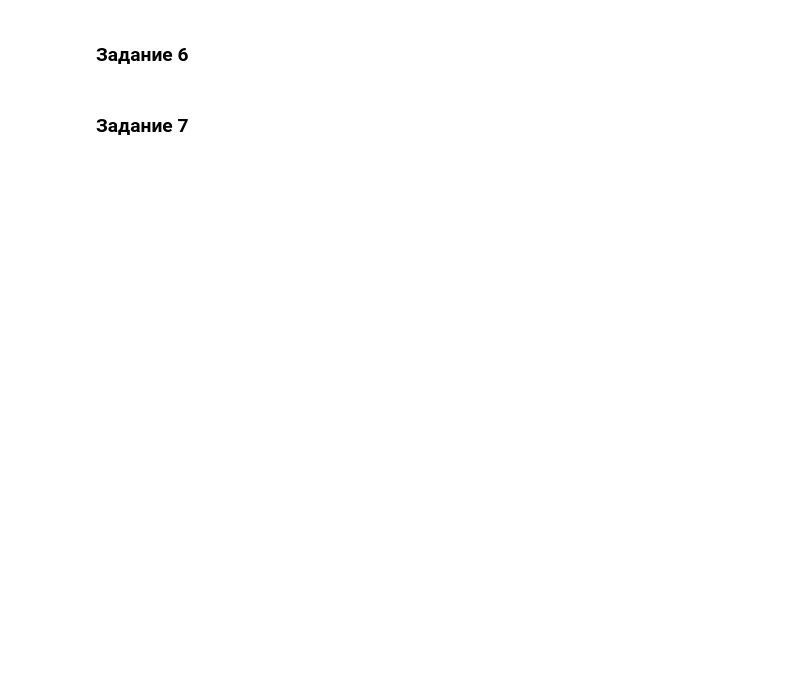
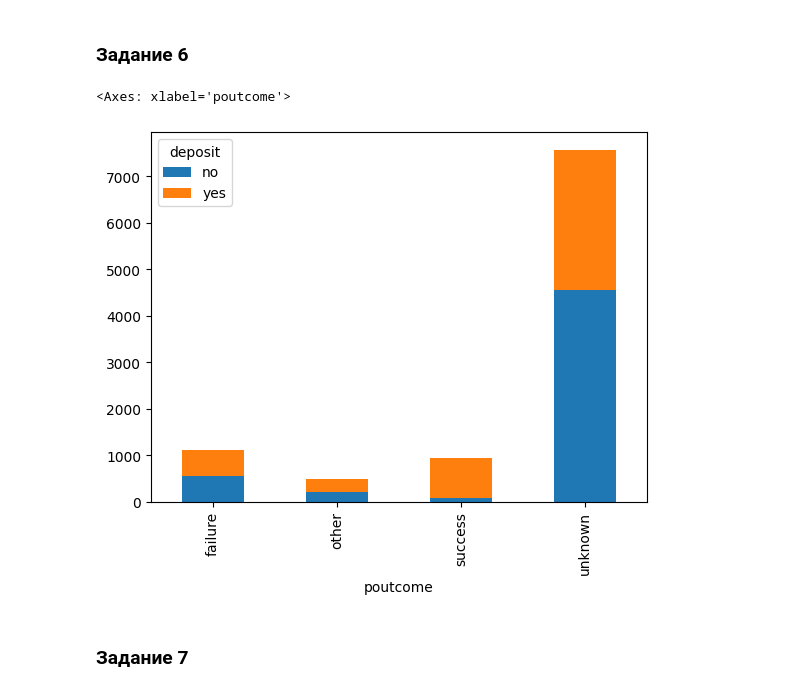
Before and after one commit to DenisBaburin/ds_school_148, a Jupyter notebook: DS_school/Projects/PROJECT-4_Задача классификации/Project_4_ML.ipynb, the cells around one changed output. Drawn from its saved outputs; the diff is of its cells as text; code cells hidden in the pictures; blank space fills up the shorter version.

```diff
--- a/DS_school/Projects/PROJECT-4_Задача классификации/Project_4_ML.ipynb
+++ b/DS_school/Projects/PROJECT-4_Задача классификации/Project_4_ML.ipynb
@@ -108,6 +248,10 @@ Name: count, dtype: int64
 # %%
 # Узнайте, для какого статуса предыдущей маркетинговой кампании успех в текущей превалирует над количеством неудач.
 # ваш код
+cleaned_df.groupby(['poutcome'])['deposit'].value_counts().unstack().plot(kind='bar', stacked=True)
+# %% [output]
+<Axes: xlabel='poutcome'>
+[figure, added]
 # %% [markdown]
 ### Задание 7
 # %%
```
Also changed, not shown: parts of 23 cells of this notebook.
